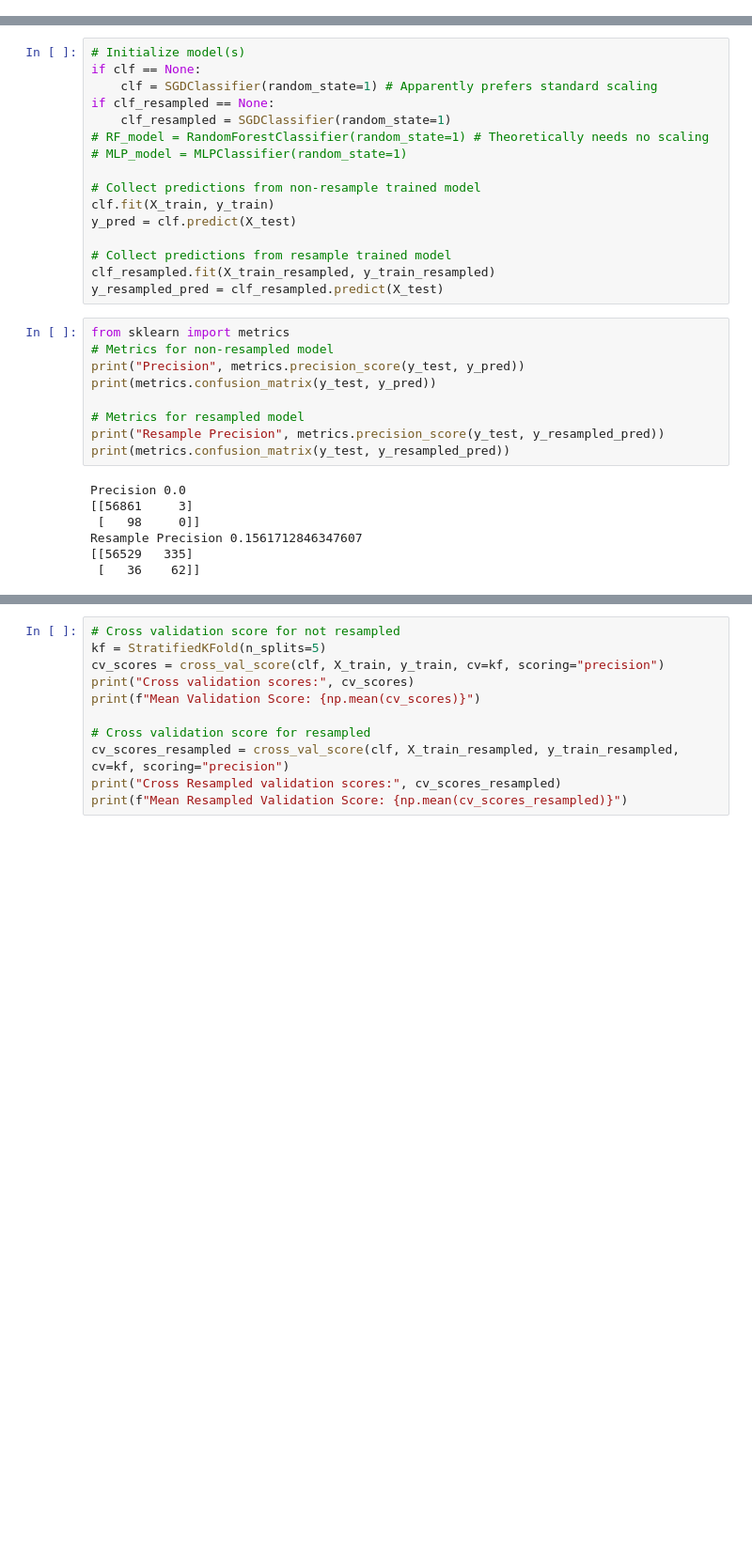
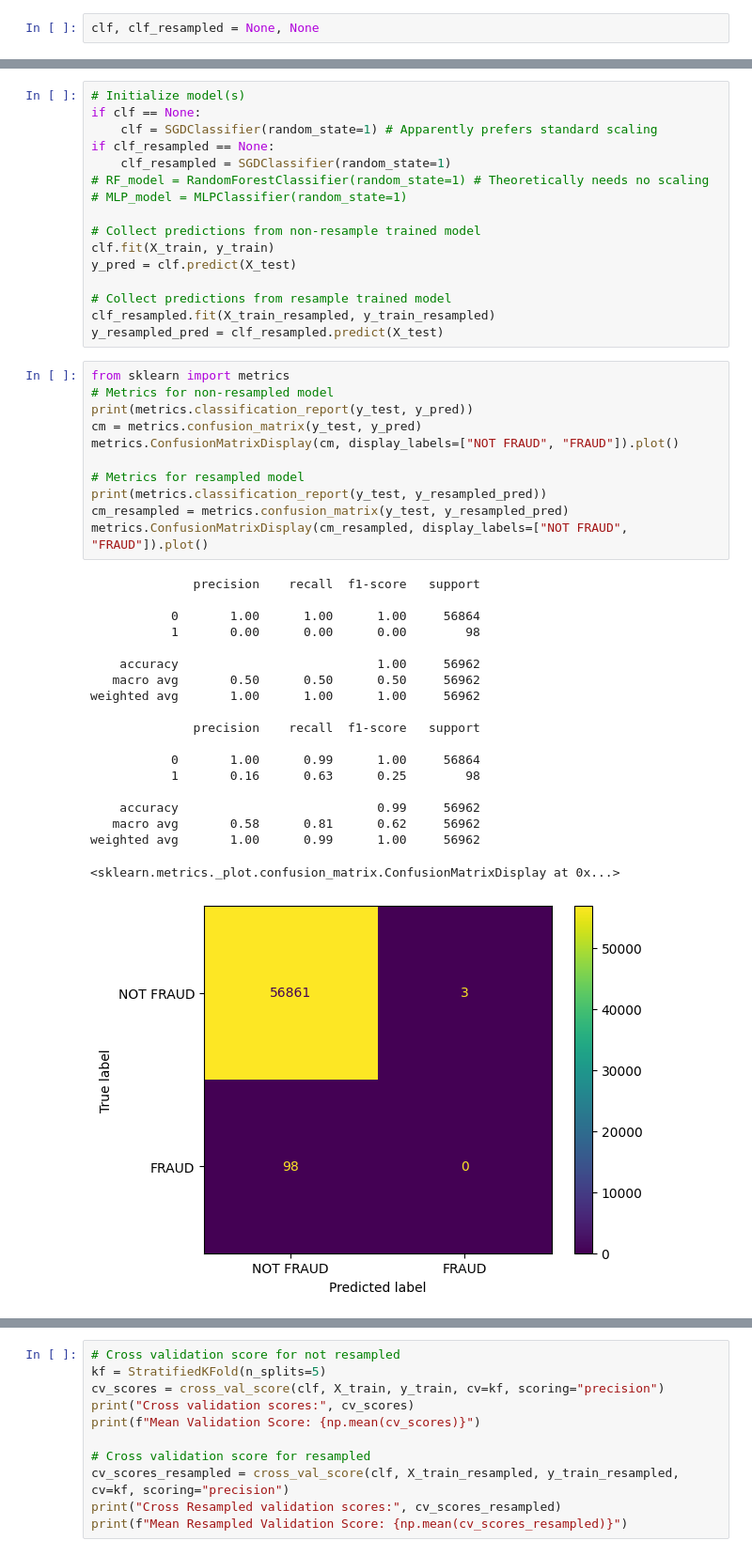
Before and after one commit to cknell47/CCFD, a Jupyter notebook: SGDClassifier.ipynb, the cells around one changed output, grey strips where cells are left out. Shown at 94% size. Drawn from its saved outputs; the diff is of its cells as text; blank space fills up the shorter version.

```diff
--- a/SGDClassifier.ipynb
+++ b/SGDClassifier.ipynb
@@ -27,6 +27,8 @@ with open("SGDClassifier_model_resampled.pkl", "rb") as file:
 # %%
 # Reading into data frame from file
 data_frame = pd.read_csv('./creditcard.csv')
+# %%
+clf, clf_resampled = None, None
 # %%
 # Dataset Validation
 # Validation the dataset isn't malformed and list features
@@ -131,16 +133,31 @@ y_resampled_pred = clf_resampled.predict(X_test)
 # %%
 from sklearn import metrics
 # Metrics for non-resampled model
-print("Precision", metrics.precision_score(y_test, y_pred))
-print(metrics.confusion_matrix(y_test, y_pred))
+print(metrics.classification_report(y_test, y_pred))
+cm = metrics.confusion_matrix(y_test, y_pred)
+metrics.ConfusionMatrixDisplay(cm, display_labels=["NOT FRAUD", "FRAUD"]).plot()
 
 # Metrics for resampled model
-print("Resample Precision", metrics.precision_score(y_test, y_resampled_pred))
-print(metrics.confusion_matrix(y_test, y_resampled_pred))
+print(metrics.classification_report(y_test, y_resampled_pred))
+cm_resampled = metrics.confusion_matrix(y_test, y_resampled_pred)
+metrics.ConfusionMatrixDisplay(cm_resampled, display_labels=["NOT FRAUD", "FRAUD"]).plot()
 # %% [output]
-Precision 0.0
-[[56861     3]
- [   98     0]]
-Resample Precision 0.1561712846347607
-[[56529   335]
- [   36    62]]
+              precision    recall  f1-score   support
+
+           0       1.00      1.00      1.00     56864
+           1       0.00      0.00      0.00        98
+
+    accuracy                           1.00     56962
+   macro avg       0.50      0.50      0.50     56962
+weighted avg       1.00      1.00      1.00     56962
+
+              precision    recall  f1-score   support
+
+           0       1.00      0.99      1.00     56864
+           1       0.16      0.63      0.25        98
+
+    accuracy                           0.99     56962
+   macro avg       0.58      0.81      0.62     56962
+weighted avg       1.00      0.99      1.00     56962
+<sklearn.metrics._plot.confusion_matrix.ConfusionMatrixDisplay at 0x...>
+[figure, added]
```
Also changed, not shown: parts of 3 cells of this notebook.
